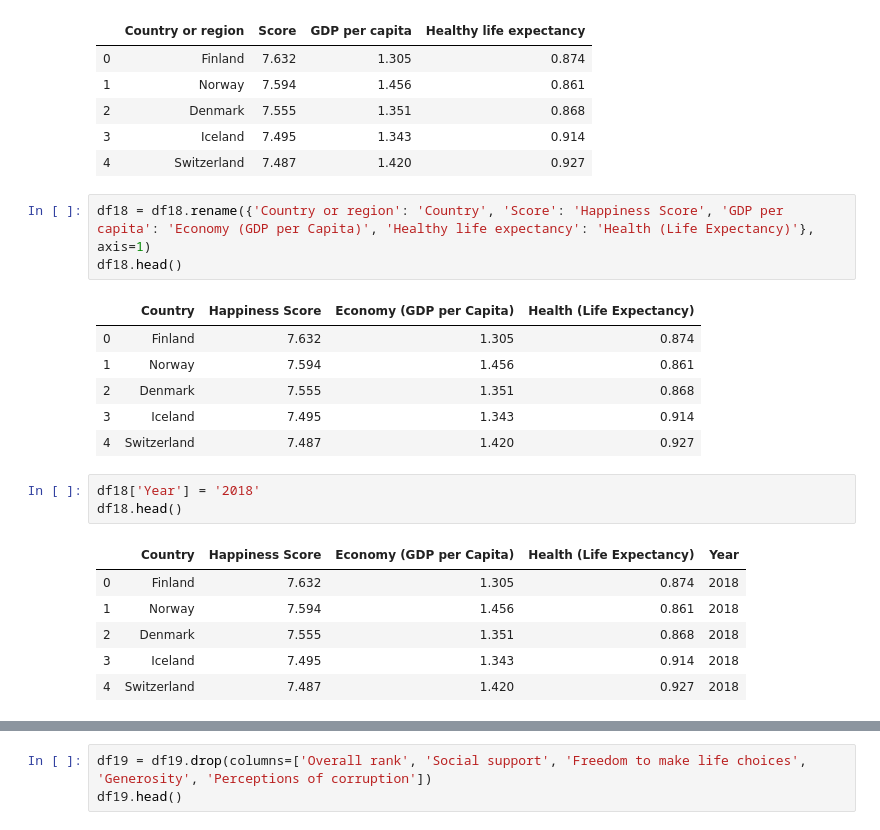
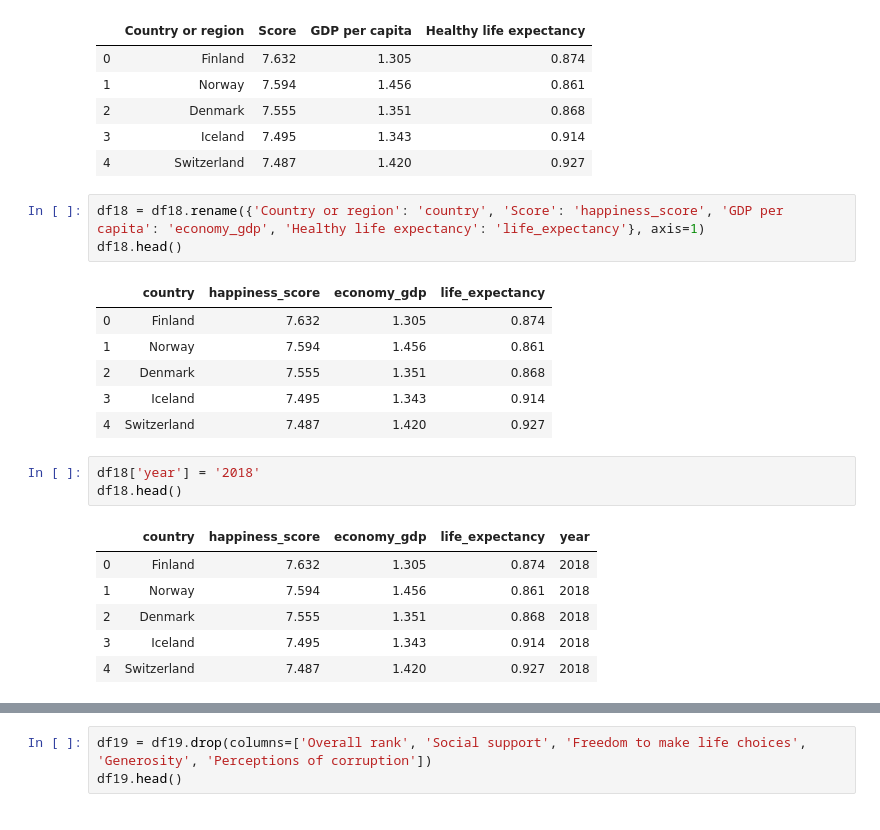
Before and after one commit to ngafron/Project-2, a Jupyter notebook: Happinessmunging.ipynb, the cells around one changed output, grey strips where cells are left out. Drawn from its saved outputs; the diff is of its cells as text.

```diff
--- a/Happinessmunging.ipynb
+++ b/Happinessmunging.ipynb
@@ -111,20 +188,20 @@ df18.head()
 | 3 | Iceland | 7.495 | 1.343 | 0.914 |
 | 4 | Switzerland | 7.487 | 1.420 | 0.927 |
 # %%
-df18 = df18.rename({'Country or region': 'Country', 'Score': 'Happiness Score', 'GDP per capita': 'Economy (GDP per Capita)', 'Healthy life expectancy': 'Health (Life Expectancy)'}, axis=1)
+df18 = df18.rename({'Country or region': 'country', 'Score': 'happiness_score', 'GDP per capita': 'economy_gdp', 'Healthy life expectancy': 'life_expectancy'}, axis=1)
 df18.head()
 # %% [output]
-|  | Country | Happiness Score | Economy (GDP per Capita) | Health (Life Expectancy) |
+|  | country | happiness_score | economy_gdp | life_expectancy |
 | 0 | Finland | 7.632 | 1.305 | 0.874 |
 | 1 | Norway | 7.594 | 1.456 | 0.861 |
 | 2 | Denmark | 7.555 | 1.351 | 0.868 |
 | 3 | Iceland | 7.495 | 1.343 | 0.914 |
 | 4 | Switzerland | 7.487 | 1.420 | 0.927 |
 # %%
-df18['Year'] = '2018'
+df18['year'] = '2018'
 df18.head()
 # %% [output]
-|  | Country | Happiness Score | Economy (GDP per Capita) | Health (Life Expectancy) | Year |
+|  | country | happiness_score | economy_gdp | life_expectancy | year |
 | 0 | Finland | 7.632 | 1.305 | 0.874 | 2018 |
 | 1 | Norway | 7.594 | 1.456 | 0.861 | 2018 |
 | 2 | Denmark | 7.555 | 1.351 | 0.868 | 2018 |
```
Also changed, not shown: parts of 40 cells of this notebook, 20 other files.
